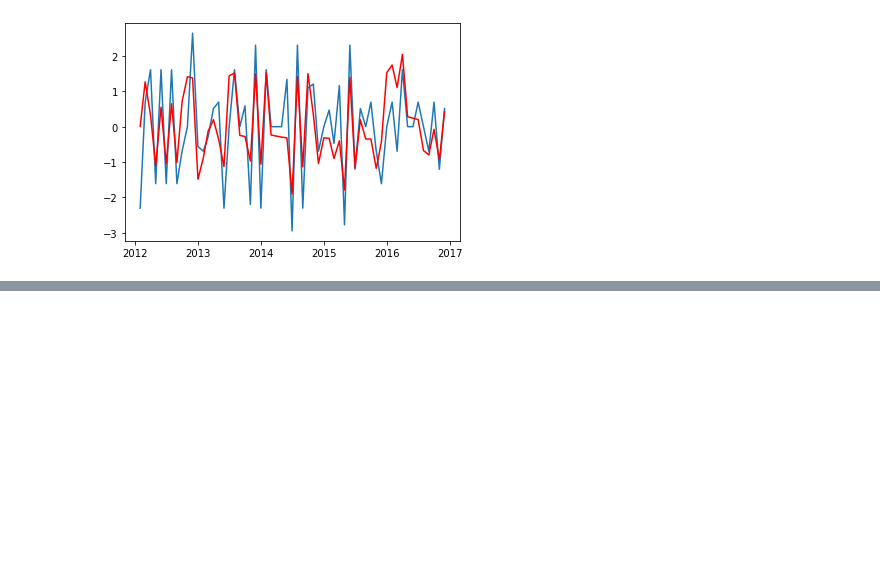
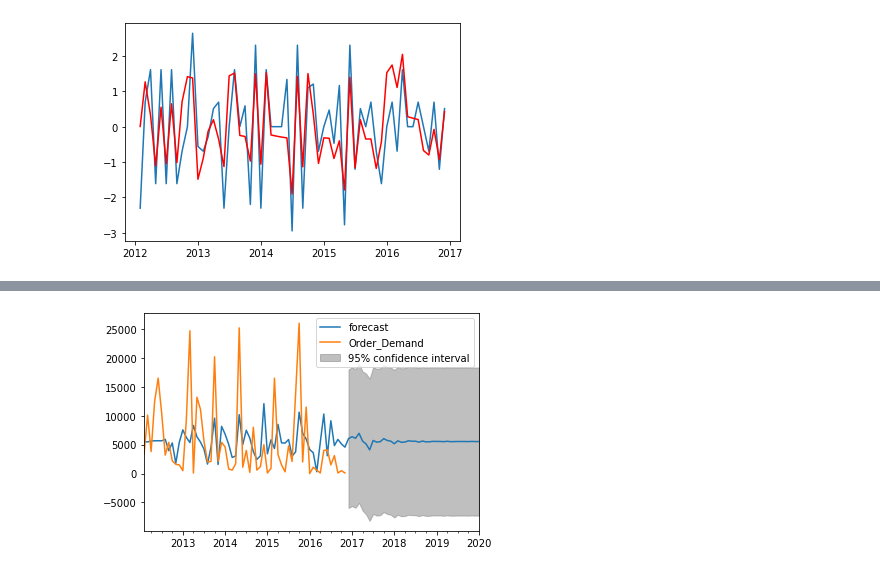
Before and after one commit to anissakhan/731-Project-5-Khan, a Jupyter notebook: Notebooks/731-Project5.ipynb, the cells around one changed output, grey strips where cells are left out. Cells and saved outputs as stored; diff of their text form; code cells hidden in the pictures; blank space fills up the shorter version.

```diff
--- a/Notebooks/731-Project5.ipynb
+++ b/Notebooks/731-Project5.ipynb
@@ -736,0 +760,10 @@ plt.show()
+# %%
+decomposition = seasonal_decompose(dfProd2)
+model = ARIMA(dfProd2, order=(8,0,0))
+results = model.fit(disp=-1)
+# %%
+#(4 x12)+ (12 x 4) = 96 We have 4 years of data and want to predict next 3 years
+plt=results.plot_predict(1,96)
+plt.show()
+# %% [output]
+[figure, added]
```
Also changed, not shown: parts of 19 cells of this notebook.
